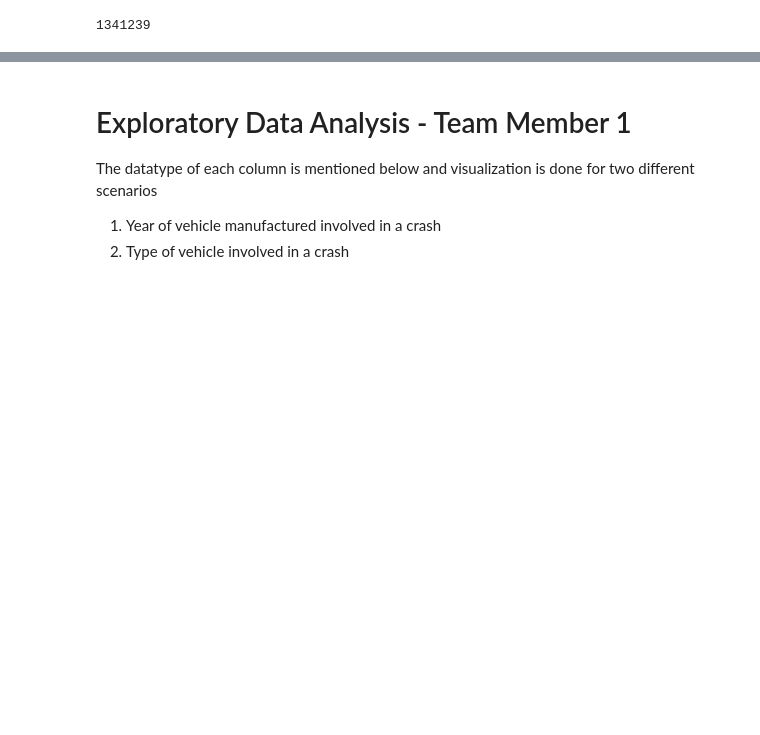
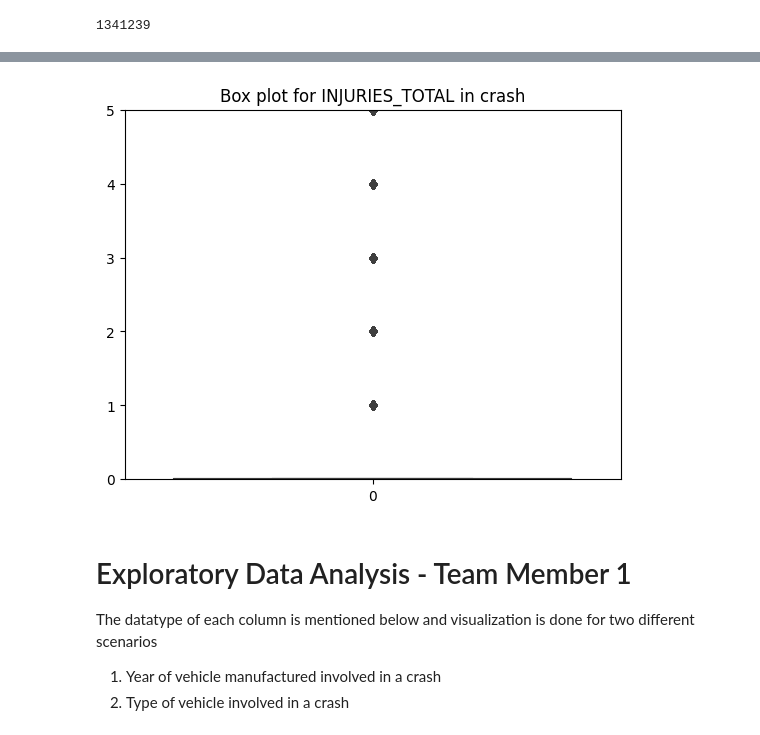
Before and after one commit to CS418/group-project-seven, a Jupyter notebook: team_seven_CS_418.ipynb, the cells around one changed output, grey strips where cells are left out. Saved outputs shown, nothing was run; the diff lists cells and outputs as text; code cells hidden in the pictures; blank space fills up the shorter version.

```diff
--- a/team_seven_CS_418.ipynb
+++ b/team_seven_CS_418.ipynb
@@ -164,0 +340,6 @@ v_data.shape[0]
+# %%
+sns.boxplot(data=crash_df['INJURIES_TOTAL']).set_ylim(0, 5)
+plt.title('Box plot for INJURIES_TOTAL in crash')
+plt.show()
+# %% [output]
+[figure, added]
```
Also changed, not shown: parts of 27 cells of this notebook.
